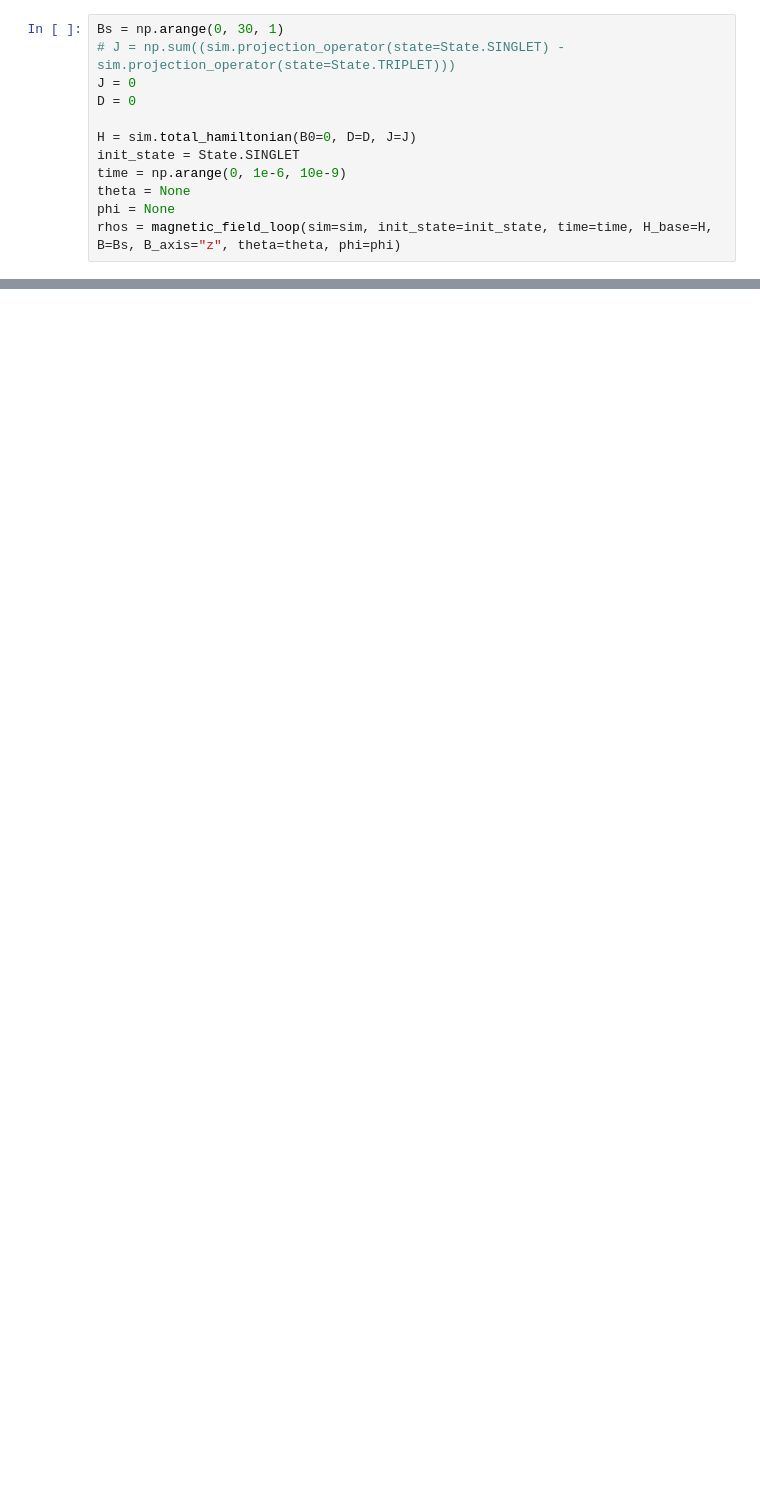
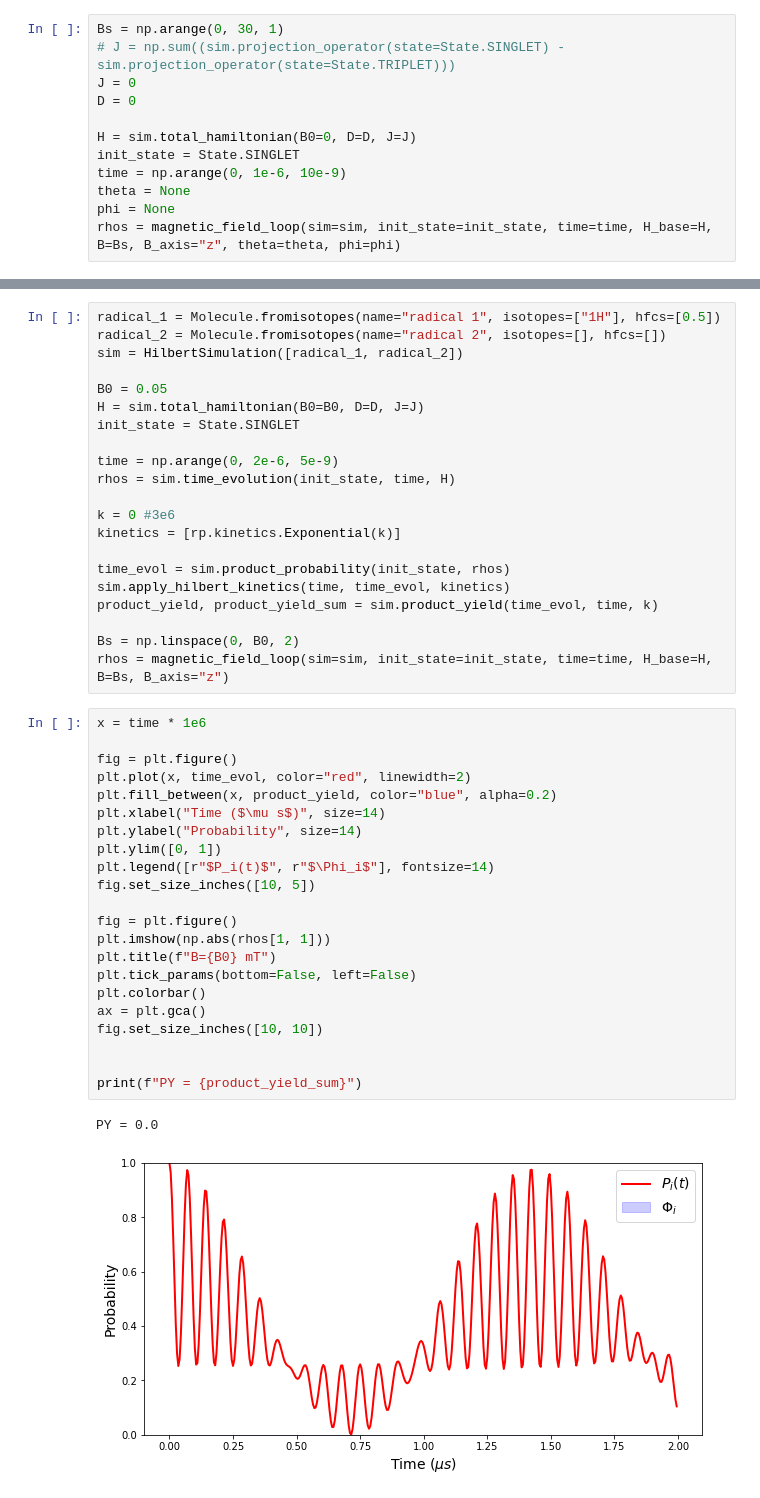
Before and after one commit to Spin-Chemistry-Labs/radicalpy, a Jupyter notebook: examples/tutorials/04_density_matrices_and_time_evolution.ipynb, the cells around one changed output, grey strips where cells are left out. Cells and saved outputs as stored; diff of their text form; blank space fills up the shorter version.

```diff
--- a/examples/tutorials/04_density_matrices_and_time_evolution.ipynb
+++ b/examples/tutorials/04_density_matrices_and_time_evolution.ipynb
@@ -60,0 +258,46 @@ fig.set_size_inches([10, 10])
+# %%
+radical_1 = Molecule.fromisotopes(name="radical 1", isotopes=["1H"], hfcs=[0.5])
+radical_2 = Molecule.fromisotopes(name="radical 2", isotopes=[], hfcs=[])
+sim = HilbertSimulation([radical_1, radical_2])
+
+B0 = 0.05
+H = sim.total_hamiltonian(B0=B0, D=D, J=J)
+init_state = State.SINGLET
+
+time = np.arange(0, 2e-6, 5e-9)
+rhos = sim.time_evolution(init_state, time, H)
+
+k = 0 #3e6
+kinetics = [rp.kinetics.Exponential(k)]
+
+time_evol = sim.product_probability(init_state, rhos)
+sim.apply_hilbert_kinetics(time, time_evol, kinetics)
+product_yield, product_yield_sum = sim.product_yield(time_evol, time, k)
+
+Bs = np.linspace(0, B0, 2)
+rhos = magnetic_field_loop(sim=sim, init_state=init_state, time=time, H_base=H, B=Bs, B_axis="z")
+# %%
+x = time * 1e6
+
+fig = plt.figure()
+plt.plot(x, time_evol, color="red", linewidth=2)
+plt.fill_between(x, product_yield, color="blue", alpha=0.2)
+plt.xlabel("Time ($\mu s$)", size=14)
+plt.ylabel("Probability", size=14)
+plt.ylim([0, 1])
+plt.legend([r"$P_i(t)$", r"$\Phi_i$"], fontsize=14)
+fig.set_size_inches([10, 5])
+
+fig = plt.figure()
+plt.imshow(np.abs(rhos[1, 1]))
+plt.title(f"B={B0} mT")
+plt.tick_params(bottom=False, left=False)
+plt.colorbar()
+ax = plt.gca()
+fig.set_size_inches([10, 10])
+
+
+print(f"PY = {product_yield_sum}")
+# %% [output]
+PY = 0.0
+[figure, added]
```
Also changed, not shown: parts of 25 cells of this notebook, 3 other files.
